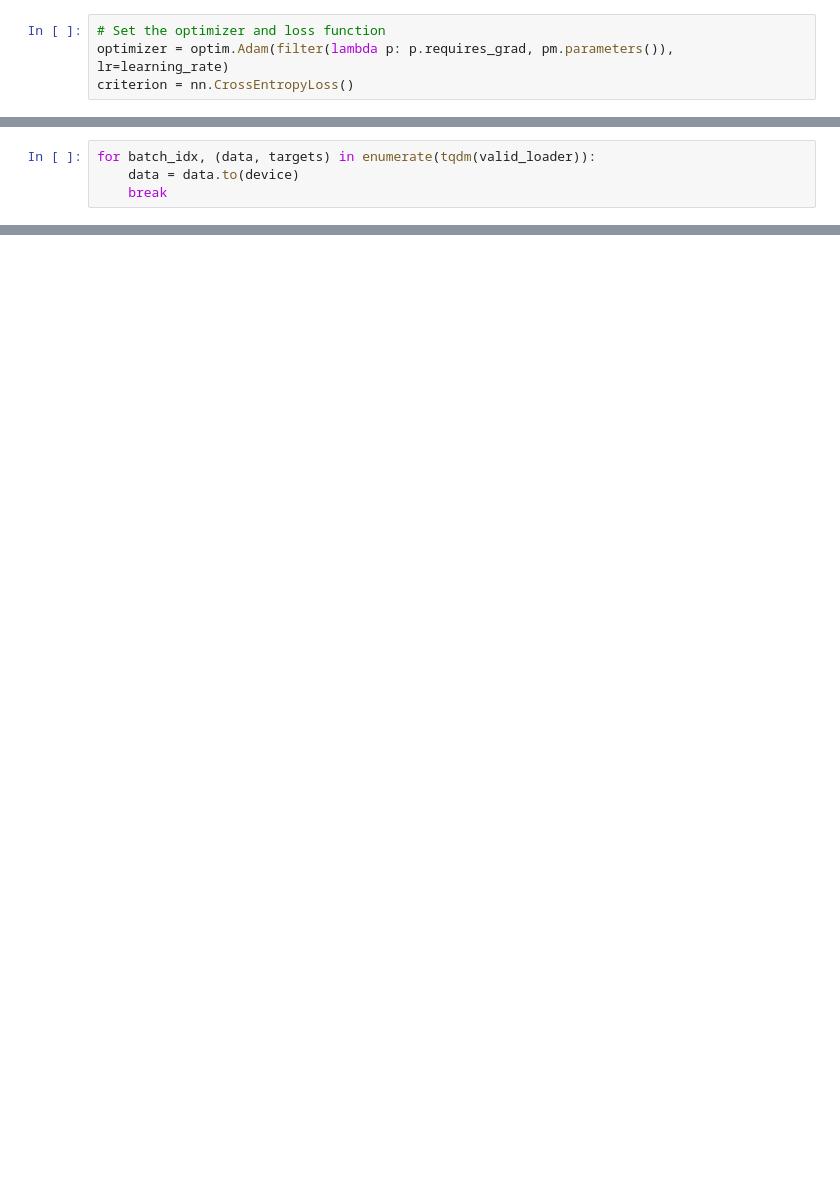
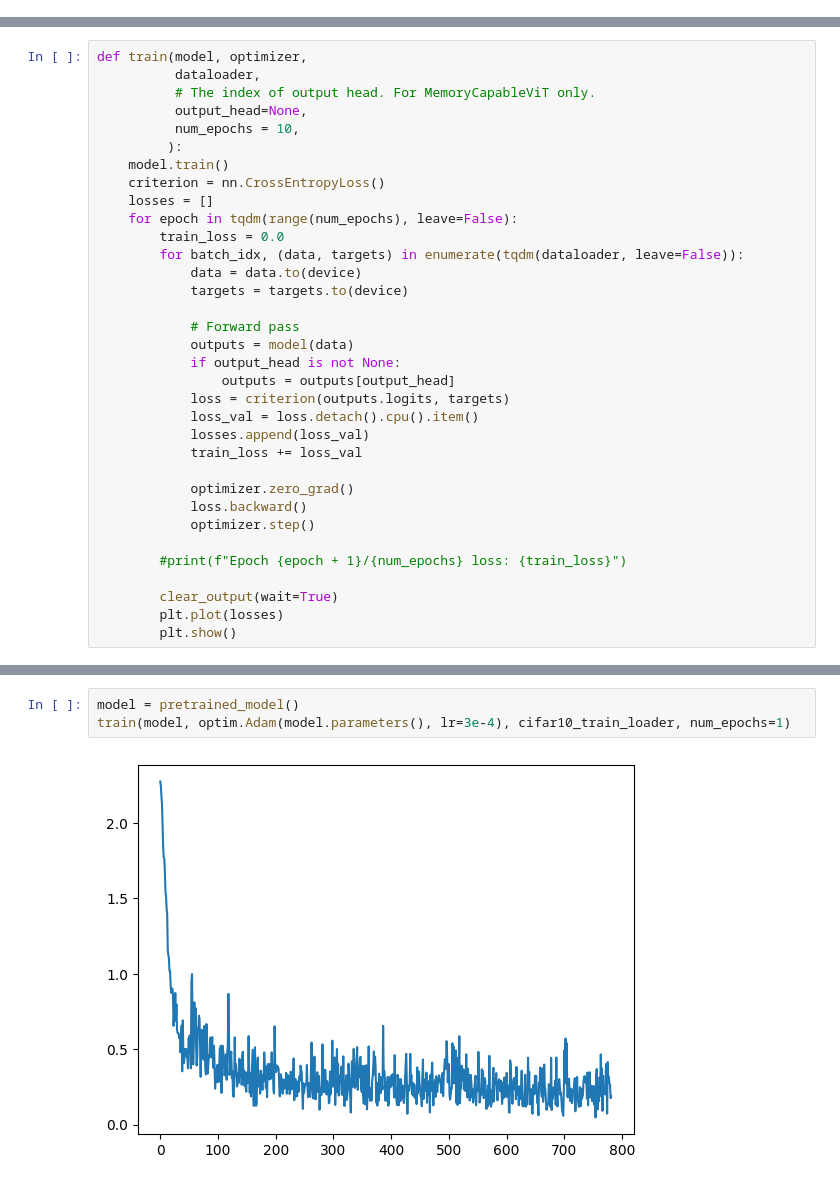
Before and after one commit to necrashter/transformers-learnable-memory, a Jupyter notebook: vit.ipynb, the cells around one changed output, grey strips where cells are left out. Saved outputs shown, nothing was run; the diff lists cells and outputs as text; blank space fills up the shorter version.

```diff
--- a/vit.ipynb
+++ b/vit.ipynb
@@ -304,4 +0,0 @@ model.classifier.bias
-# %%
-# Set the optimizer and loss function
-optimizer = optim.Adam(filter(lambda p: p.requires_grad, pm.parameters()), lr=learning_rate)
-criterion = nn.CrossEntropyLoss()
@@ -530,4 +0,0 @@ Accuracy of the network on the 10000 test images: 93 %
-# %%
-for batch_idx, (data, targets) in enumerate(tqdm(valid_loader)):
-    data = data.to(device)
-    break
@@ -853,0 +81,34 @@ torch.Size([32, 10])
+# %%
+def train(model, optimizer,
+          dataloader,
+          # The index of output head. For MemoryCapableViT only.
+          output_head=None,
+          num_epochs = 10,
+         ):
+    model.train()
+    criterion = nn.CrossEntropyLoss()
+    losses = []
+    for epoch in tqdm(range(num_epochs), leave=False):
+        train_loss = 0.0
+        for batch_idx, (data, targets) in enumerate(tqdm(dataloader, leave=False)):
+            data = data.to(device)
+            targets = targets.to(device)
+
+            # Forward pass
+            outputs = model(data)
+            if output_head is not None:
+                outputs = outputs[output_head]
+            loss = criterion(outputs.logits, targets)
+            loss_val = loss.detach().cpu().item()
+            losses.append(loss_val)
+            train_loss += loss_val
+
+            optimizer.zero_grad()
+            loss.backward()
+            optimizer.step()
+
+        #print(f"Epoch {epoch + 1}/{num_epochs} loss: {train_loss}")
+
+        clear_output(wait=True)
+        plt.plot(losses)
+        plt.show()
@@ -853,0 +135,5 @@ torch.Size([32, 10])
+# %%
+model = pretrained_model()
+train(model, optim.Adam(model.parameters(), lr=3e-4), cifar10_train_loader, num_epochs=1)
+# %% [output]
+[figure, added]
```
Also changed, not shown: parts of 108 cells of this notebook, 2 other files.
